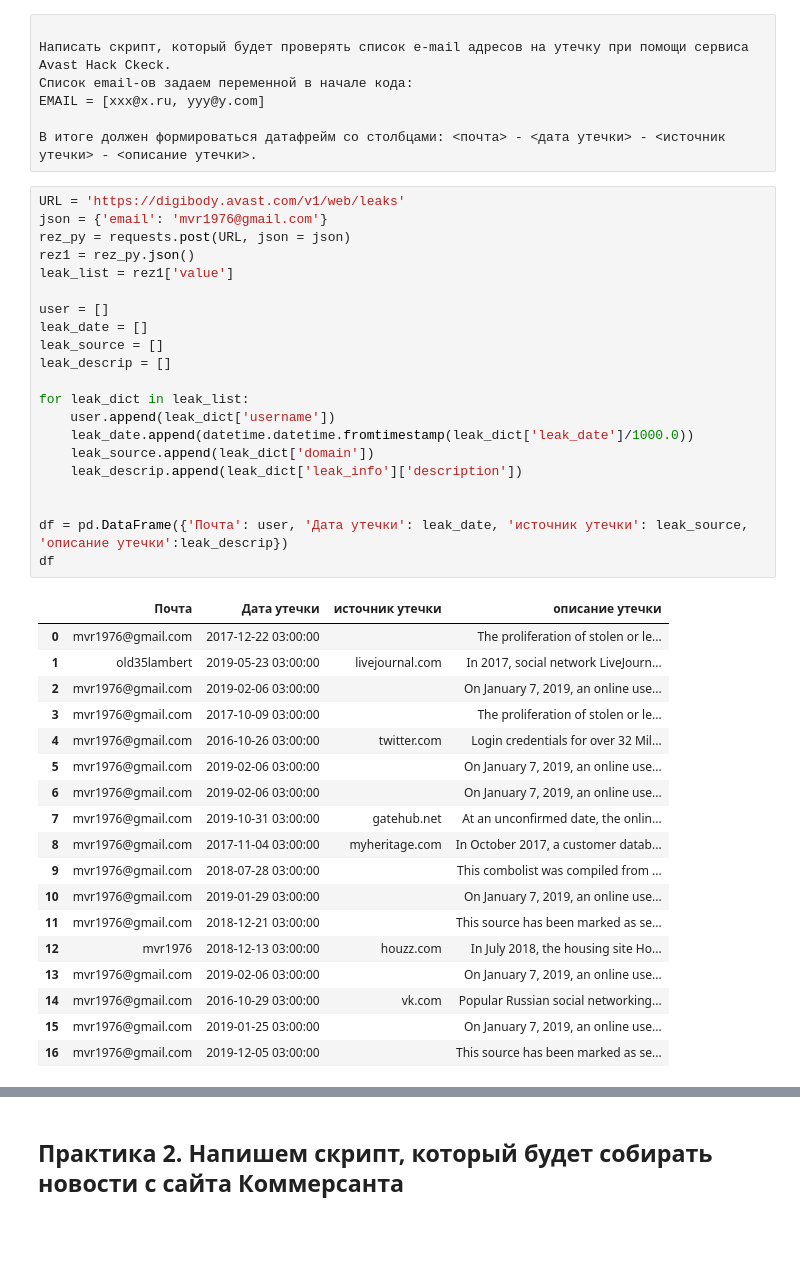
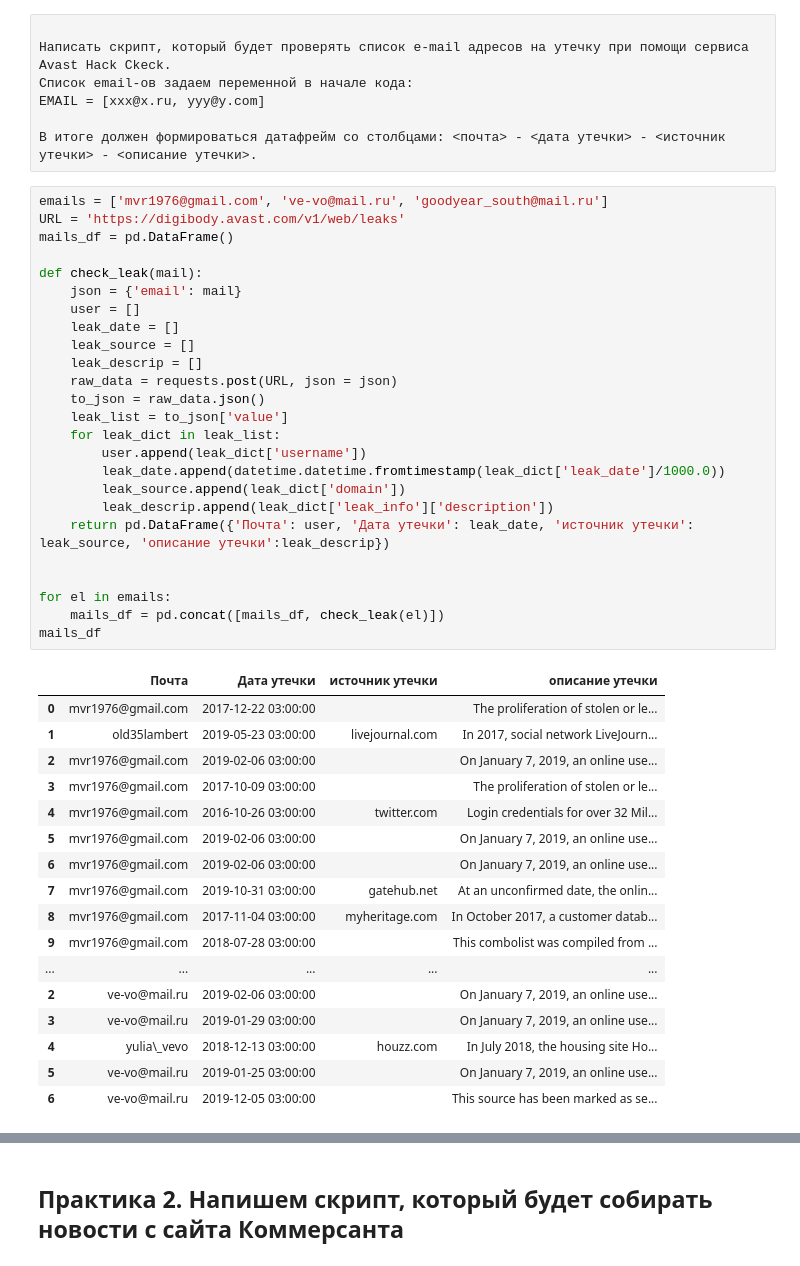
Before and after one commit to mvr1976/netology, a Jupyter notebook: web-scraping.ipynb, the cells around one changed output, grey strips where cells are left out. Cells and saved outputs as stored; diff of their text form; blank space fills up the shorter version.

```diff
--- a/17.Scraping/web-scraping.ipynb
+++ b/web-scraping.ipynb
@@ -143,42 +143,45 @@ EMAIL = [xxx@x.ru, yyy@y.com]
 
 В итоге должен формироваться датафрейм со столбцами: <почта> - <дата утечки> - <источник утечки> - <описание утечки>.
 # %%
+emails = ['mvr1976@gmail.com', 've-vo@mail.ru', 'goodyear_south@mail.ru']
 URL = 'https://digibody.avast.com/v1/web/leaks'
-json = {'email': 'mvr1976@gmail.com'}
-rez_py = requests.post(URL, json = json)
-rez1 = rez_py.json()
-leak_list = rez1['value']
+mails_df = pd.DataFrame()
 
-user = []
-leak_date = []
-leak_source = []
-leak_descrip = []
-
-for leak_dict in leak_list:
-    user.append(leak_dict['username'])
-    leak_date.append(datetime.datetime.fromtimestamp(leak_dict['leak_date']/1000.0))
-    leak_source.append(leak_dict['domain'])
-    leak_descrip.append(leak_dict['leak_info']['description'])
+def check_leak(mail):
+    json = {'email': mail}
+    user = []
+    leak_date = []
+    leak_source = []
+    leak_descrip = []
+    raw_data = requests.post(URL, json = json)
+    to_json = raw_data.json()
+    leak_list = to_json['value']
+    for leak_dict in leak_list:
+        user.append(leak_dict['username'])
+        leak_date.append(datetime.datetime.fromtimestamp(leak_dict['leak_date']/1000.0))
+        leak_source.append(leak_dict['domain'])
+        leak_descrip.append(leak_dict['leak_info']['description'])
+    return pd.DataFrame({'Почта': user, 'Дата утечки': leak_date, 'источник утечки': leak_source, 'описание утечки':leak_descrip})
 
 
-df = pd.DataFrame({'Почта': user, 'Дата утечки': leak_date, 'источник утечки': leak_source, 'описание утечки':leak_descrip})
-df
+for el in emails:
+    mails_df = pd.concat([mails_df, check_leak(el)])
+mails_df
 # %% [output]
 |  | Почта | Дата утечки | источник утечки | описание утечки |
 | 0 | mvr1976@gmail.com | 2017-12-22 03:00:00 |  | The proliferation of stolen or le... |
 | 1 | old35lambert | 2019-05-23 03:00:00 | livejournal.com | In 2017, social network LiveJourn... |
 | 2 | mvr1976@gmail.com | 2019-02-06 03:00:00 |  | On January 7, 2019, an online use... |
 | 3 | mvr1976@gmail.com | 2017-10-09 03:00:00 |  | The proliferation of stolen or le... |
 | 4 | mvr1976@gmail.com | 2016-10-26 03:00:00 | twitter.com | Login credentials for over 32 Mil... |
 | 5 | mvr1976@gmail.com | 2019-02-06 03:00:00 |  | On January 7, 2019, an online use... |
 | 6 | mvr1976@gmail.com | 2019-02-06 03:00:00 |  | On January 7, 2019, an online use... |
 | 7 | mvr1976@gmail.com | 2019-10-31 03:00:00 | gatehub.net | At an unconfirmed date, the onlin... |
 | 8 | mvr1976@gmail.com | 2017-11-04 03:00:00 | myheritage.com | In October 2017, a customer datab... |
 | 9 | mvr1976@gmail.com | 2018-07-28 03:00:00 |  | This combolist was compiled from ... |
-| 10 | mvr1976@gmail.com | 2019-01-29 03:00:00 |  | On January 7, 2019, an online use... |
-| 11 | mvr1976@gmail.com | 2018-12-21 03:00:00 |  | This source has been marked as se... |
-| 12 | mvr1976 | 2018-12-13 03:00:00 | houzz.com | In July 2018, the housing site Ho... |
-| 13 | mvr1976@gmail.com | 2019-02-06 03:00:00 |  | On January 7, 2019, an online use... |
-| 14 | mvr1976@gmail.com | 2016-10-29 03:00:00 | vk.com | Popular Russian social networking... |
-| 15 | mvr1976@gmail.com | 2019-01-25 03:00:00 |  | On January 7, 2019, an online use... |
-| 16 | mvr1976@gmail.com | 2019-12-05 03:00:00 |  | This source has been marked as se... |
+| ... | ... | ... | ... | ... |
+| 2 | ve-vo@mail.ru | 2019-02-06 03:00:00 |  | On January 7, 2019, an online use... |
+| 3 | ve-vo@mail.ru | 2019-01-29 03:00:00 |  | On January 7, 2019, an online use... |
+| 4 | yulia\_vevo | 2018-12-13 03:00:00 | houzz.com | In July 2018, the housing site Ho... |
+| 5 | ve-vo@mail.ru | 2019-01-25 03:00:00 |  | On January 7, 2019, an online use... |
+| 6 | ve-vo@mail.ru | 2019-12-05 03:00:00 |  | This source has been marked as se... |
```
Also changed, not shown: parts of 1 cell of this notebook, 1 other file.
